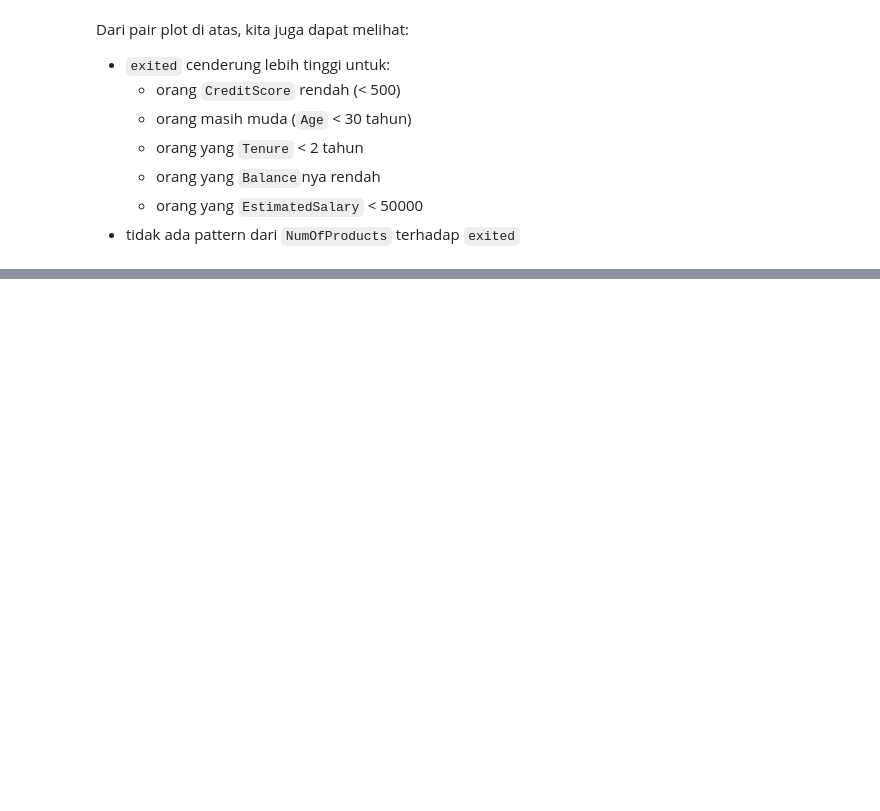
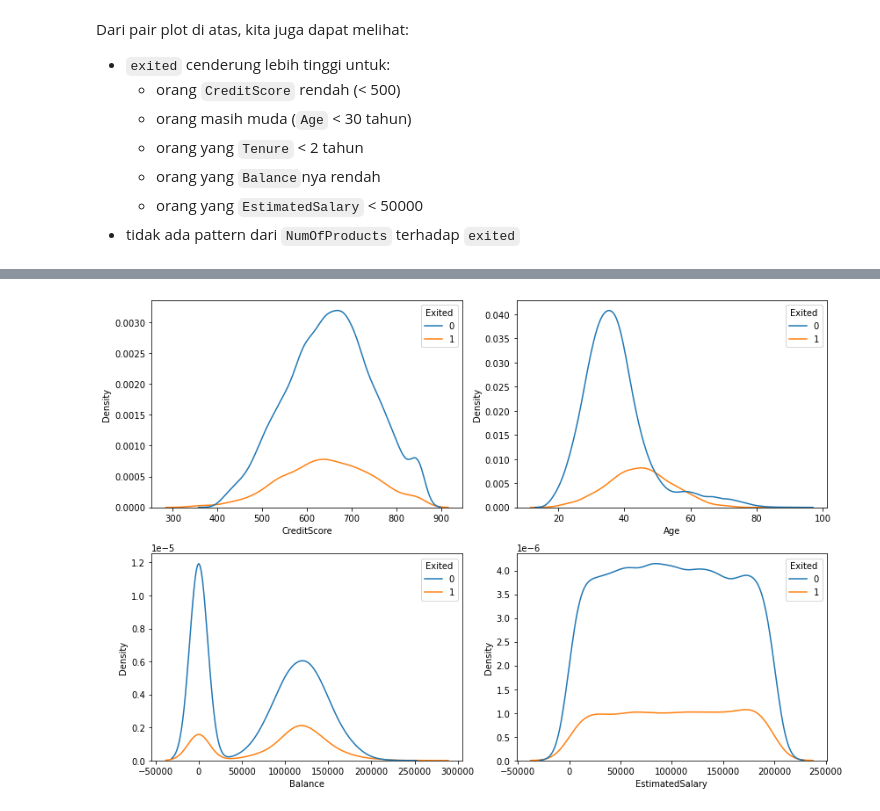
Before and after one commit to chakraskun/churn-modelling, a Jupyter notebook: eda_and_datviz.ipynb, the cells around one changed output, grey strips where cells are left out. Saved outputs shown, nothing was run; the diff lists cells and outputs as text; code cells hidden in the pictures; blank space fills up the shorter version.

```diff
--- a/eda.ipynb
+++ b/eda_and_datviz.ipynb
@@ -212,0 +233,9 @@ Dari pair plot di atas, kita juga dapat melihat:
+# %%
+plt.figure(figsize=(12, 8))
+for i in range(0, len(numerical)):
+    plt.subplot(2, len(numerical)/2, i+1)
+    sns.kdeplot(x=df[numerical[i]], hue=df['Exited'])
+    plt.xlabel(numerical[i])
+    plt.tight_layout()
+# %% [output]
+[figure, added]
```
Also changed, not shown: parts of 5 cells of this notebook.
